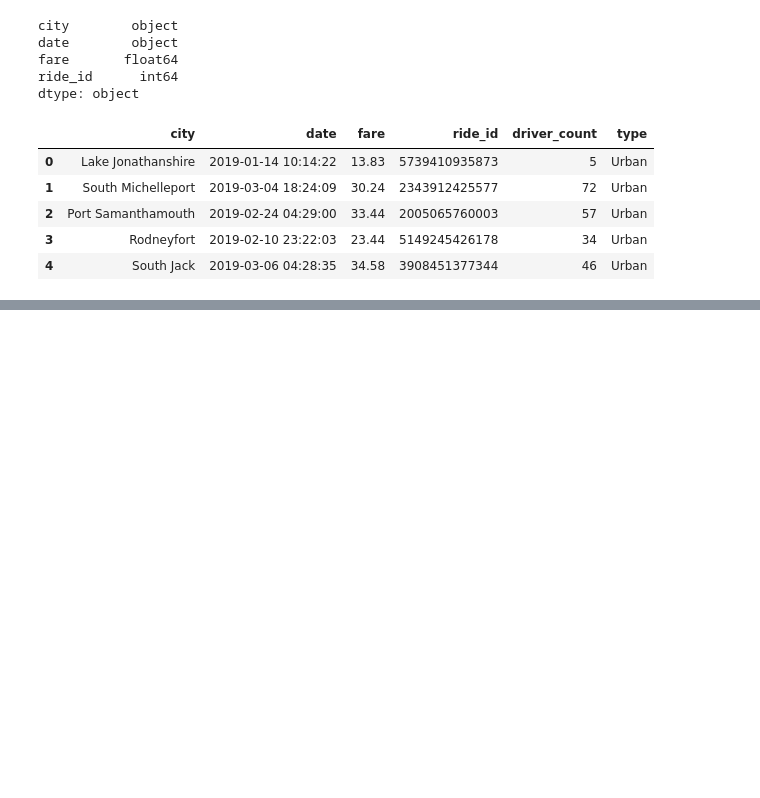
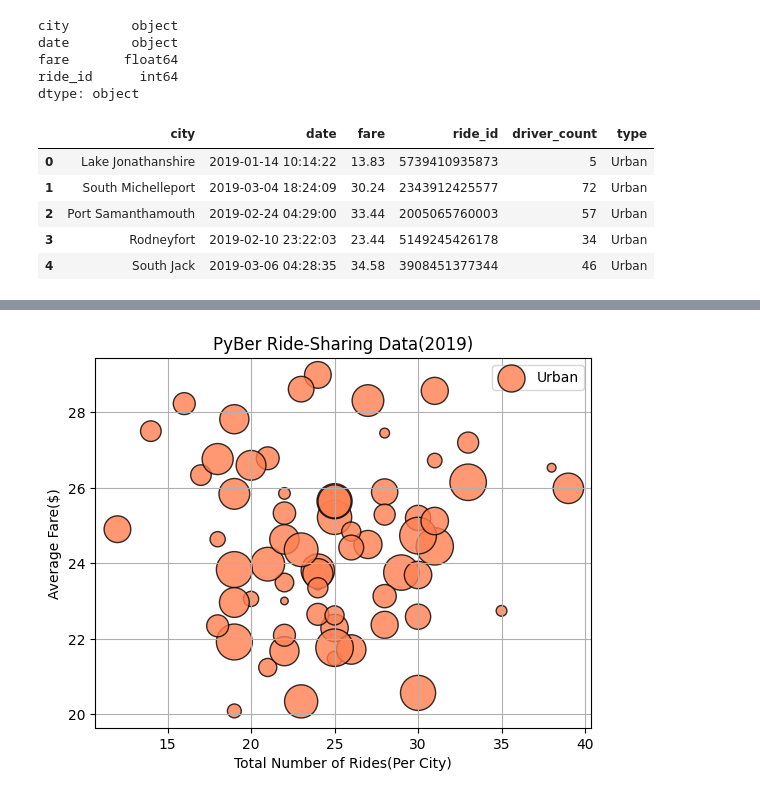
Before and after one commit to AThakor234/PyBer_Analysis, a Jupyter notebook: City_data and Ride_data.ipynb, the cells around one changed output, grey strips where cells are left out. Cells and saved outputs as stored; diff of their text form; code cells hidden in the pictures; blank space fills up the shorter version.

```diff
--- a/City_data and Ride_data.ipynb
+++ b/City_data and Ride_data.ipynb
@@ -122,3 +122,7 @@ pyber_data.head()
 | 2 | Port Samanthamouth | 2019-02-24 04:29:00 | 33.44 | 2005065760003 | 57 | Urban |
 | 3 | Rodneyfort | 2019-02-10 23:22:03 | 23.44 | 5149245426178 | 34 | Urban |
 | 4 | South Jack | 2019-03-06 04:28:35 | 34.58 | 3908451377344 | 46 | Urban |
+# %%
+# Create the Urban city Data Frame
+urban_city= pyber_data[pyber_data["type"]=="Urban"]
+urban_city
@@ -124,0 +179,4 @@ pyber_data.head()
+# %%
+# Get the number of rides for urban cities.
+urban_ride_count=urban_city.groupby(["city"]).count()["ride_id"]
+urban_ride_count
@@ -124,0 +244,4 @@ pyber_data.head()
+# %%
+# Get the average fare for Urban cities
+urban_fare = urban_city.groupby(["city"]).mean()["fare"]
+urban_fare
@@ -124,0 +309,4 @@ pyber_data.head()
+# %%
+# Get the average number of drivers for each urban city.
+urban_driver_count = urban_city.groupby(["city"]).mean()["driver_count"]
+urban_driver_count.head()
@@ -124,0 +368,16 @@ pyber_data.head()
+# %%
+# Scatter Plot for Urban Cities
+plt.scatter(urban_ride_count,urban_fare,
+            s=10*urban_driver_count,
+            color="coral",
+            edgecolor="black",
+            linewidth=1,
+            alpha = 0.8,
+            label="Urban")
+plt.title("PyBer Ride-Sharing Data(2019)")
+plt.ylabel("Average Fare($)")
+plt.xlabel("Total Number of Rides(Per City)")
+plt.legend()
+plt.grid(True)
+# %% [output]
+[figure, added]
```
Also changed, not shown: parts of 15 cells of this notebook.
